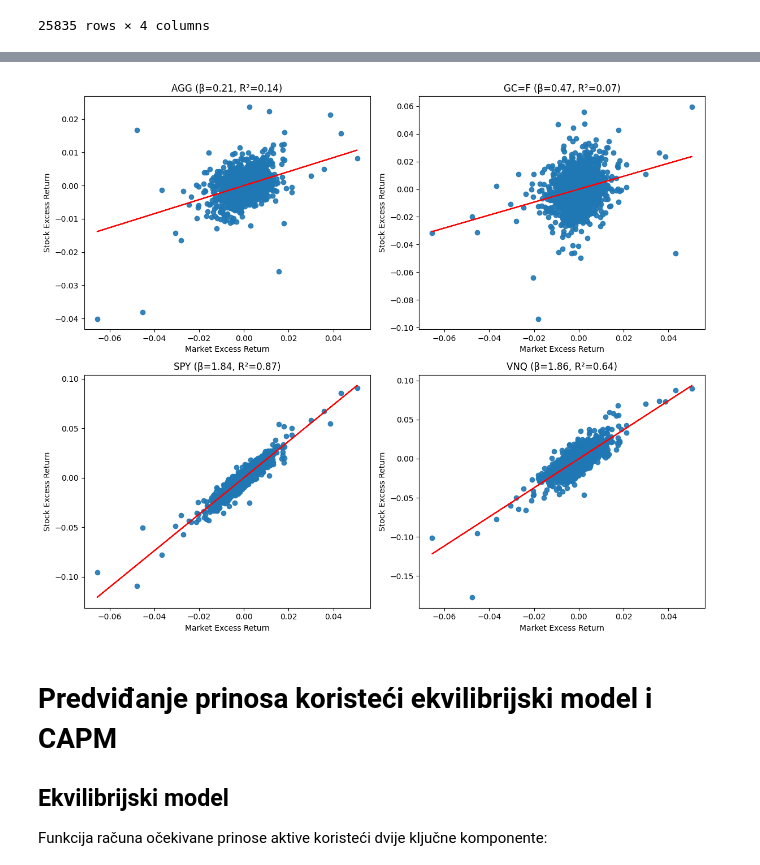
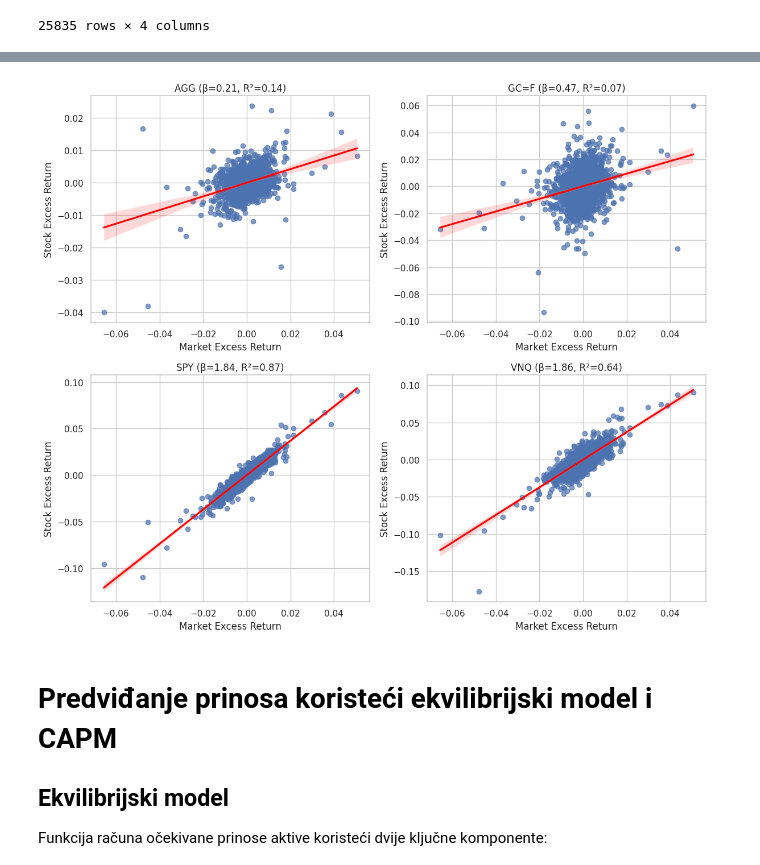
Before and after one commit to evucelic/EQ-Performance-Backtesting, a Jupyter notebook: project.ipynb, the cells around one changed output, grey strips where cells are left out. Drawn from its saved outputs; the diff is of its cells as text; code cells hidden in the pictures.

Commit message:
updated plots

```diff
--- a/project.ipynb
+++ b/project.ipynb
@@ -3,8 +3,10 @@ import yfinance as yf
 import pandas as pd
 import matplotlib.pyplot as plt
 import warnings
+import seaborn as sns
 
 warnings.simplefilter(action='ignore', category=FutureWarning)
+sns.set_theme(color_codes=True, style='whitegrid')
 # %% [markdown]
 # Učitavanje podataka
 
@@ -301,26 +359,34 @@ result
 # %%
 fig, axes = plt.subplots(2, 2, figsize=(12, 10))
 axes = axes.ravel()
 
 for idx, stock in enumerate(excess_change.columns):
 
     y = excess_change[stock]
 
     beta = result.loc[stock, "Beta"]
     alpha = result.loc[stock, "Alpha"]
 
-    axes[idx].scatter(excess_index, y, alpha=0.9)
-    y_pred = alpha + beta * excess_index
-    axes[idx].plot(excess_index, y_pred, 'r-')
+    sns.regplot(
+        x=excess_index,
+        y=y,
+        ax=axes[idx],
+        scatter_kws={'alpha': 0.7},  # Transparency for points
+        line_kws={'color': 'red'},  # Regression line color
+    )
+
+    # axes[idx].scatter(excess_index, y, alpha=0.9)
+    # y_pred = alpha + beta * excess_index
+    # axes[idx].plot(excess_index, y_pred, 'r-')
 
     axes[idx].set_title(f'{stock} (β={beta:.2f}, R²={result.loc[stock, "R_squared"]:.2f})')
     axes[idx].set_xlabel('Market Excess Return')
     axes[idx].set_ylabel('Stock Excess Return')
 
 plt.tight_layout()
 plt.show()
 # %% [output]
-[figure, old version]
+[figure, new version]
 # %%
 start_year = excess_change.index[0].year
 end_year = excess_change.index[-1].year + 1
```
Also changed, not shown: parts of 12 cells of this notebook.
